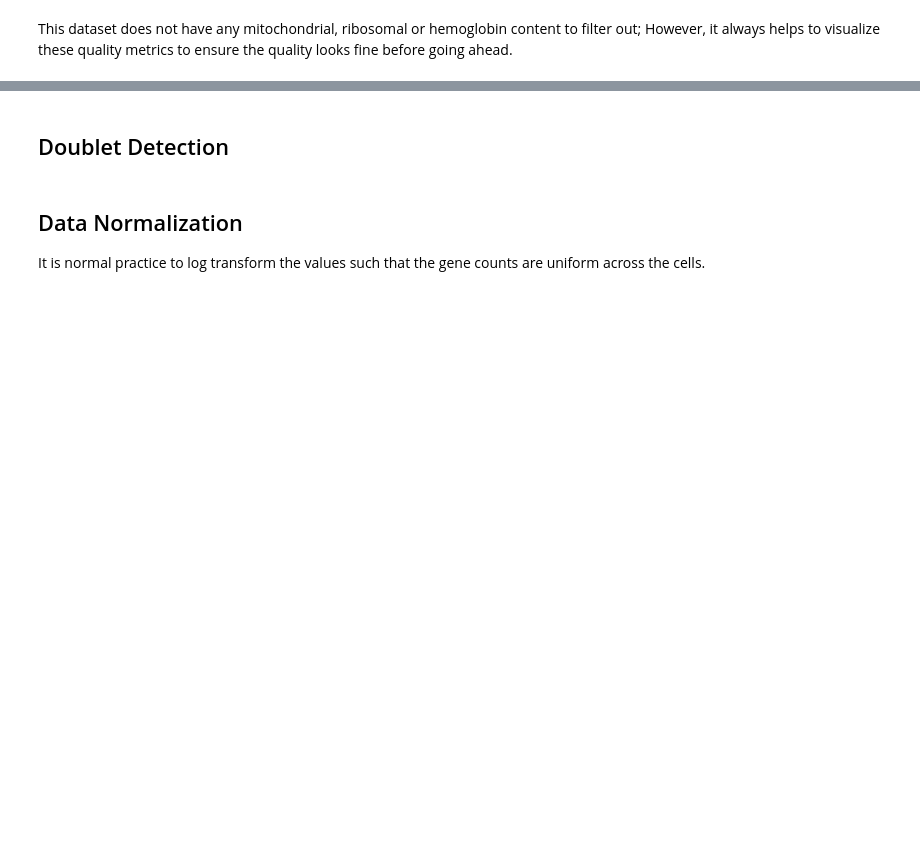
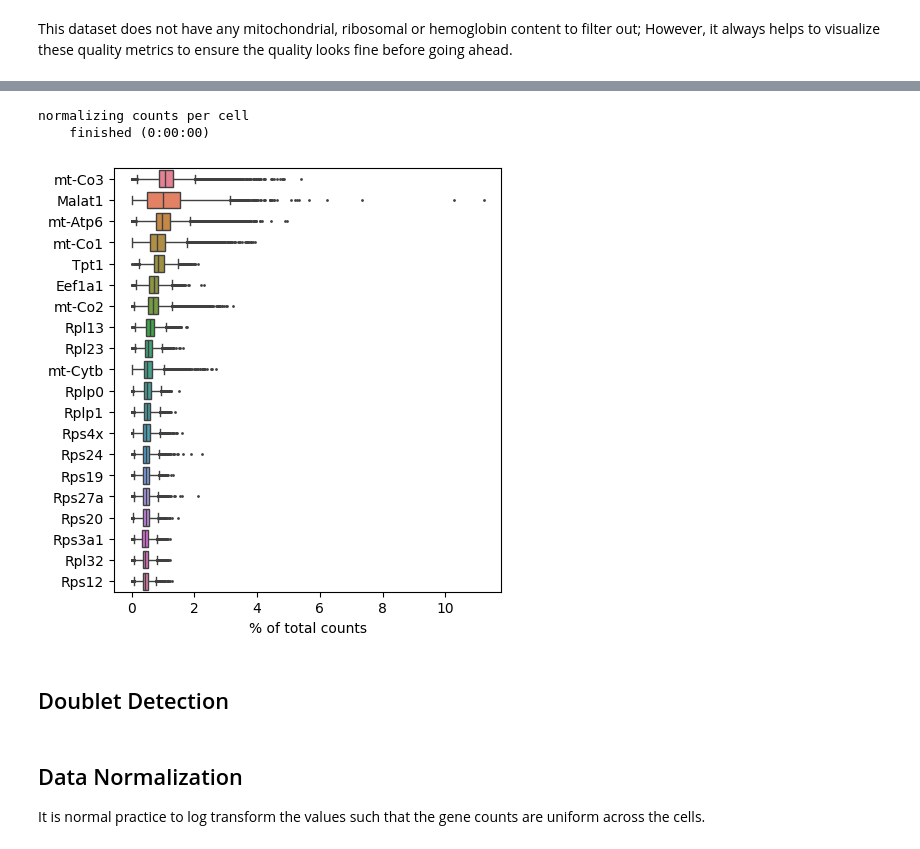
Before and after one commit to swarnalidasgupta/Stem-cell-function-and-disease-progression-in-muscular-dystrophy-using-injured-mouse-model, a Jupyter notebook: processing.ipynb, the cells around one changed output, grey strips where cells are left out. Saved outputs shown, nothing was run; the diff lists cells and outputs as text; code cells hidden in the pictures; blank space fills up the shorter version.

```diff
--- a/processing.ipynb
+++ b/processing.ipynb
@@ -103,3 +168,9 @@ sc.pp.filter_genes(adata, min_cells = 3)
+# %%
+sc.pl.highest_expr_genes(adata, n_top = 20)
+# %% [output]
+normalizing counts per cell
+    finished (0:00:00)
+[figure, added]
 # %% [markdown]
 ## Doublet Detection
 # %%
```
Also changed, not shown: parts of 20 cells of this notebook.
